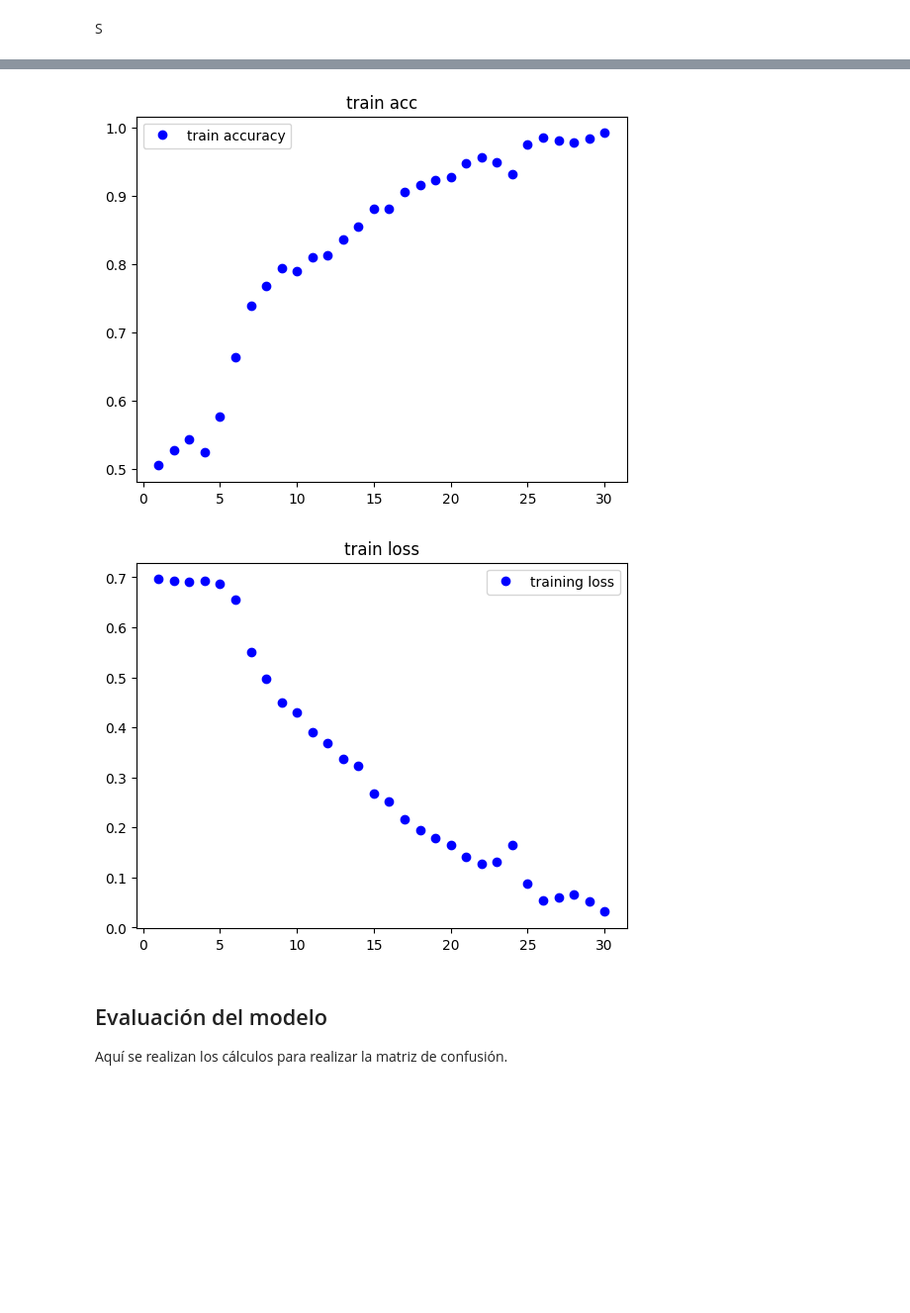
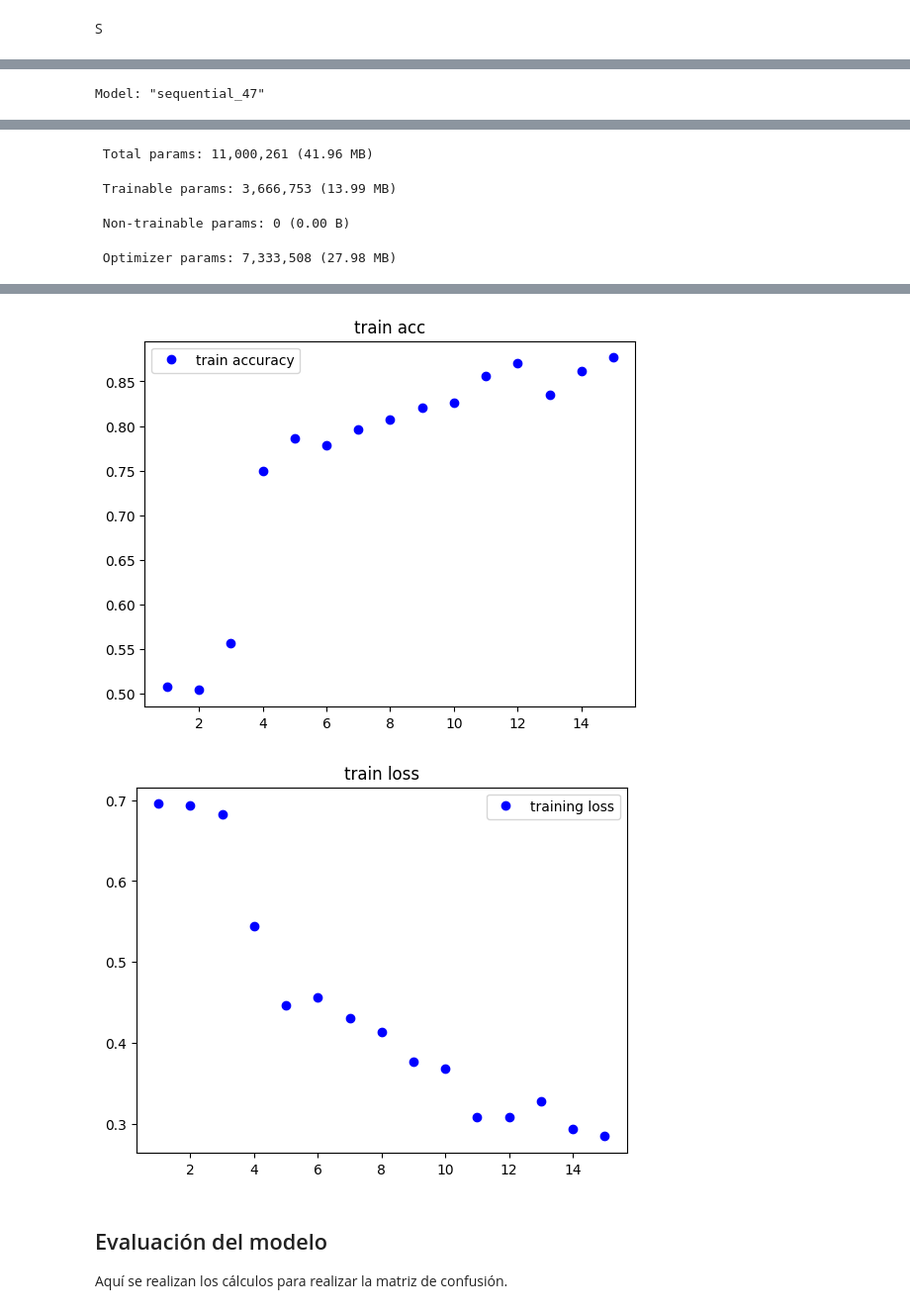
Before and after one commit to pau-cardoso/aplicaciones-avanzadas, a Jupyter notebook: model.ipynb, the cells around one changed output, grey strips where cells are left out. Shown at 99% size. Saved outputs shown, nothing was run; the diff lists cells and outputs as text; code cells hidden in the pictures; blank space fills up the shorter version.

Commit message:
add: improved model

```diff
--- a/model.ipynb
+++ b/model.ipynb
@@ -164,11 +147,12 @@ Model: "sequential_20"
 # Entrenar el modelo
 history = model.fit(
     train_generator,
-    # steps_per_epoch=len(train_generator),
-    epochs=EPOCHS,
+    epochs=15,
+    batch_size=10,
     validation_data=val_generator,
-    # validation_steps=len(val_generator)
 )
+
+model.summary()
 
 # Evaluar el modelo en el conjunto de prueba
 test_loss, test_acc = model.evaluate(test_generator)
@@ -213,0 +199 @@ Precisión en el conjunto de prueba: 0.8578431606292725
+Model: "sequential_47"
@@ -213,0 +217,4 @@ Precisión en el conjunto de prueba: 0.8578431606292725
+ Total params: 11,000,261 (41.96 MB)
+ Trainable params: 3,666,753 (13.99 MB)
+ Non-trainable params: 0 (0.00 B)
+ Optimizer params: 7,333,508 (27.98 MB)
@@ -214,5 +223,5 @@ Precisión en el conjunto de prueba: 0.8578431606292725
-[figure, old version]
+[figure, new version]
-[figure, old version]
+[figure, new version]
 # %% [markdown]
 ## Evaluación del modelo
 Aquí se realizan los cálculos para realizar la matriz de confusión.
```
Also changed, not shown: parts of 6 cells of this notebook, 2 other files.
